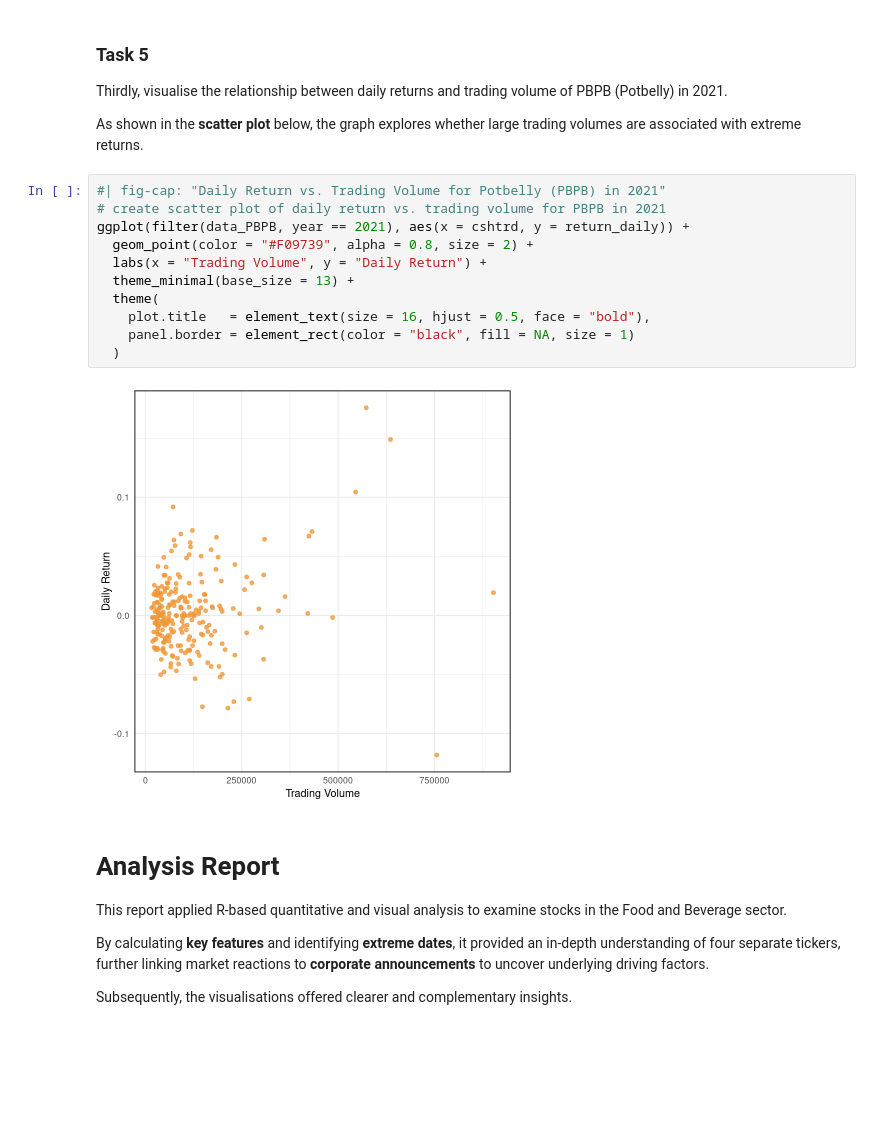
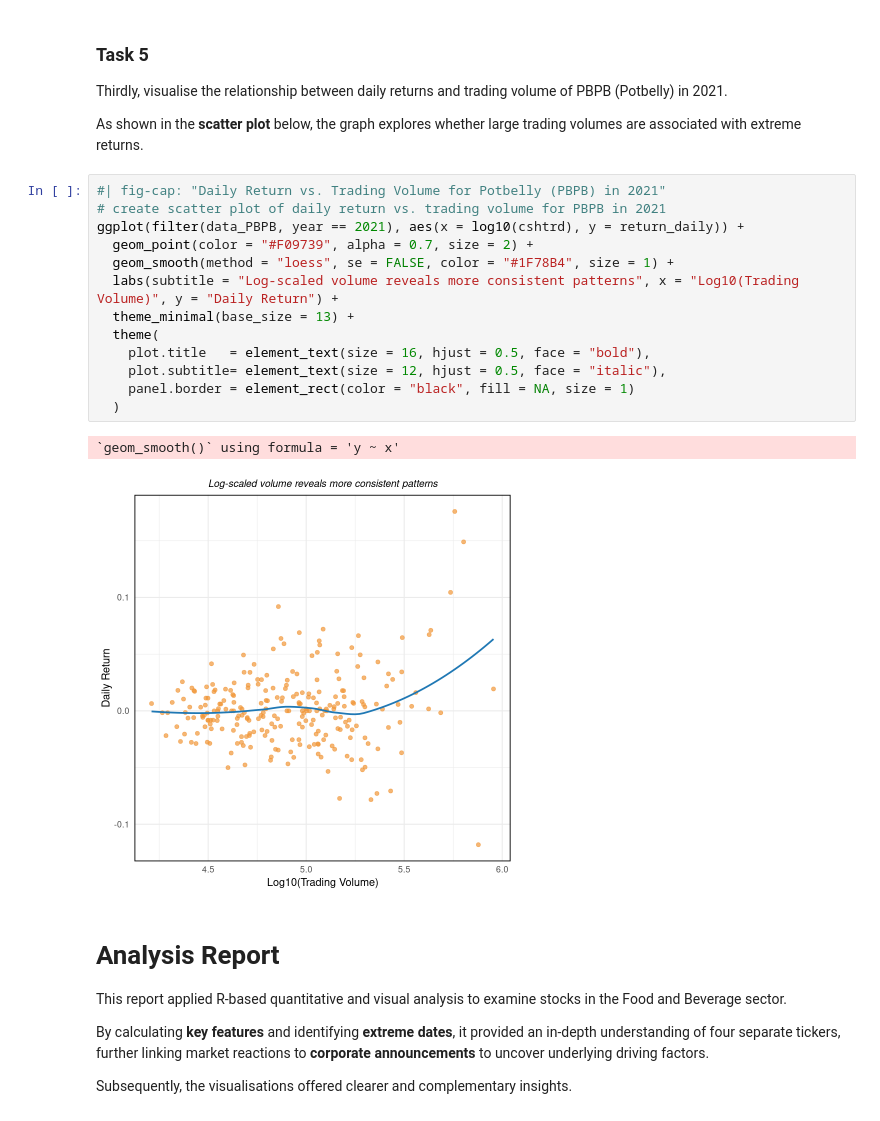
Before and after one commit to Mengsch3/apps-r-hw-01, a Jupyter notebook: hw_01_1005.ipynb, the cells around one changed output. Cells and saved outputs as stored; diff of their text form; blank space fills up the shorter version.

```diff
--- a/hw_01_1005.ipynb
+++ b/hw_01_1005.ipynb
@@ -668,16 +644,19 @@ As shown in the **scatter plot** below, the graph explores whether large trading
 # %%
 #| fig-cap: "Daily Return vs. Trading Volume for Potbelly (PBPB) in 2021"
 # create scatter plot of daily return vs. trading volume for PBPB in 2021
-ggplot(filter(data_PBPB, year == 2021), aes(x = cshtrd, y = return_daily)) +
-  geom_point(color = "#F09739", alpha = 0.8, size = 2) +
-  labs(x = "Trading Volume", y = "Daily Return") +
+ggplot(filter(data_PBPB, year == 2021), aes(x = log10(cshtrd), y = return_daily)) +
+  geom_point(color = "#F09739", alpha = 0.7, size = 2) +
+  geom_smooth(method = "loess", se = FALSE, color = "#1F78B4", size = 1) +
+  labs(subtitle = "Log-scaled volume reveals more consistent patterns", x = "Log10(Trading Volume)", y = "Daily Return") +
   theme_minimal(base_size = 13) +
   theme(
     plot.title   = element_text(size = 16, hjust = 0.5, face = "bold"),
+    plot.subtitle= element_text(size = 12, hjust = 0.5, face = "italic"),
     panel.border = element_rect(color = "black", fill = NA, size = 1)
   )
 # %% [output]
+`geom_smooth()` using formula = 'y ~ x'
-[figure, old version]
+[figure, new version]
 # %% [markdown]
 # **Analysis Report**
 
```
Also changed, not shown: parts of 3 cells of this notebook, 1 other file.
